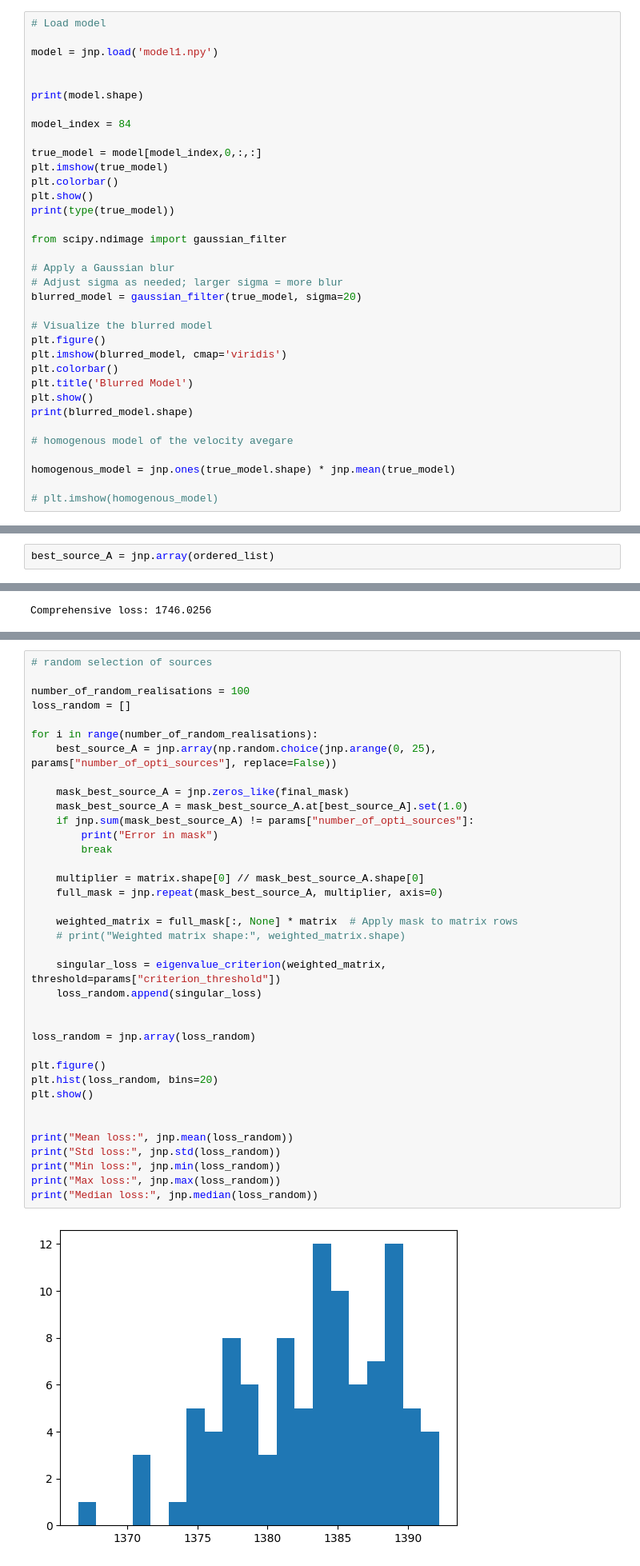
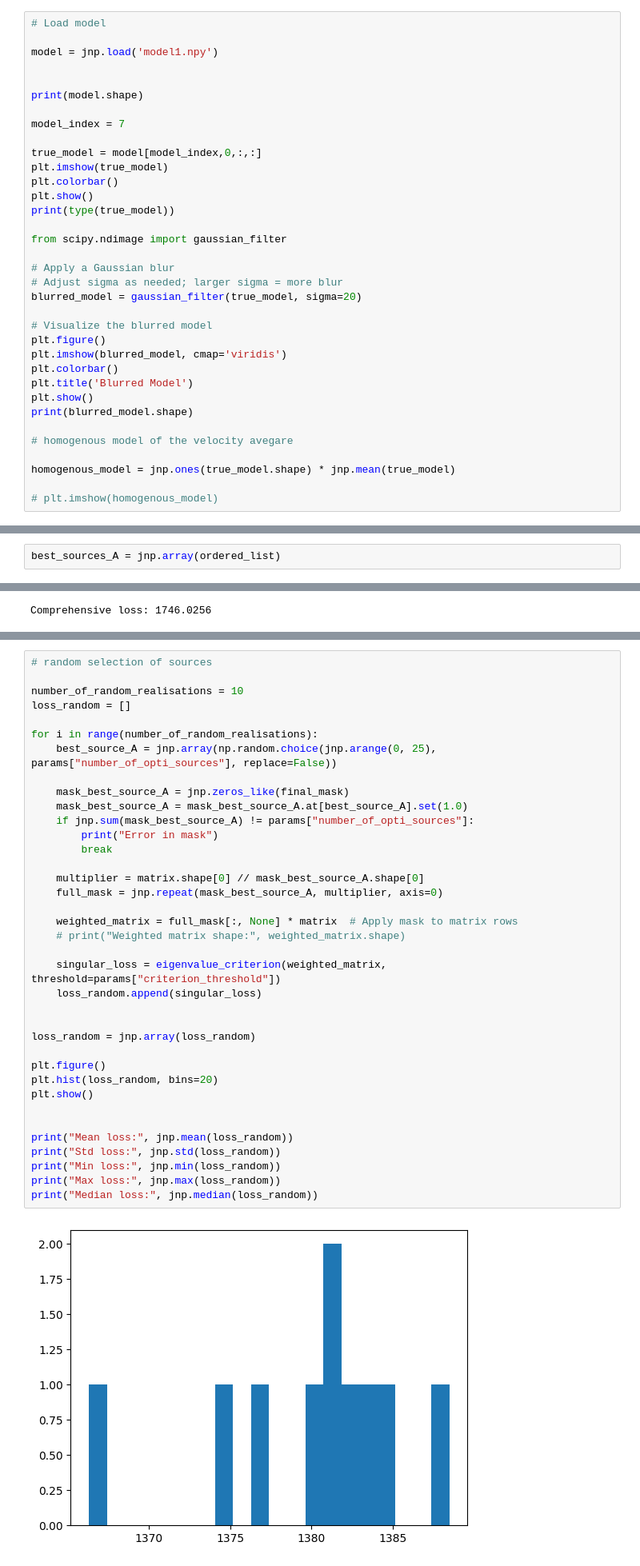
Before and after one commit to armercier/Hybrid-OED, a Jupyter notebook: src/scripts/test_case_comparison.ipynb, the cells around one changed output, grey strips where cells are left out. Shown at 80% size. Saved outputs shown, nothing was run; the diff lists cells and outputs as text.

```diff
--- a/src/scripts/test_case_comparison.ipynb
+++ b/src/scripts/test_case_comparison.ipynb
@@ -60,7 +60,7 @@ model = jnp.load('model1.npy')
 
 print(model.shape)
 
-model_index = 84
+model_index = 7
 
 true_model = model[model_index,0,:,:]
 plt.imshow(true_model)
@@ -493,4 +493,4 @@ mask_history shape: (1250, 1250)
 Ordered list [19, 0, 4, 12, 2, 10, 9, 1, 3, 5]
 [figure]
 # %%
-best_source_A = jnp.array(ordered_list)
+best_sources_A = jnp.array(ordered_list)
@@ -855,7 +856,7 @@ plt.show()
 # %%
 # random selection of sources
 
-number_of_random_realisations = 100
+number_of_random_realisations = 10
 loss_random = []
 
 for i in range(number_of_random_realisations):
@@ -863,31 +864,31 @@ for i in range(number_of_random_realisations):
 
     mask_best_source_A = jnp.zeros_like(final_mask)
     mask_best_source_A = mask_best_source_A.at[best_source_A].set(1.0)
     if jnp.sum(mask_best_source_A) != params["number_of_opti_sources"]:
         print("Error in mask")
         break
 
     multiplier = matrix.shape[0] // mask_best_source_A.shape[0]
     full_mask = jnp.repeat(mask_best_source_A, multiplier, axis=0)
 
     weighted_matrix = full_mask[:, None] * matrix  # Apply mask to matrix rows
     # print("Weighted matrix shape:", weighted_matrix.shape)
 
     singular_loss = eigenvalue_criterion(weighted_matrix, threshold=params["criterion_threshold"])
     loss_random.append(singular_loss)
 
 
 loss_random = jnp.array(loss_random)
 
 plt.figure()
 plt.hist(loss_random, bins=20)
 plt.show()
 
 
 print("Mean loss:", jnp.mean(loss_random))
 print("Std loss:", jnp.std(loss_random))
 print("Min loss:", jnp.min(loss_random))
 print("Max loss:", jnp.max(loss_random))
 print("Median loss:", jnp.median(loss_random))
 # %% [output]
-[figure, old version]
+[figure, new version]
```
Also changed, not shown: parts of 14 cells of this notebook, 1 other file.
